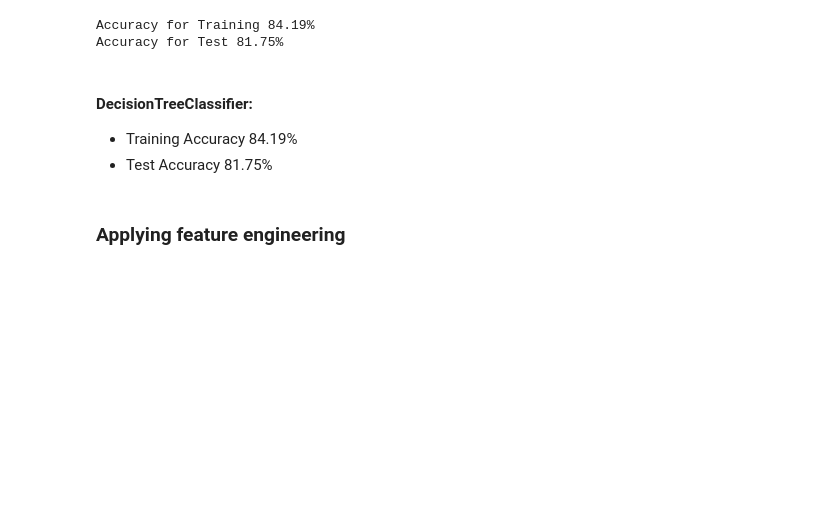
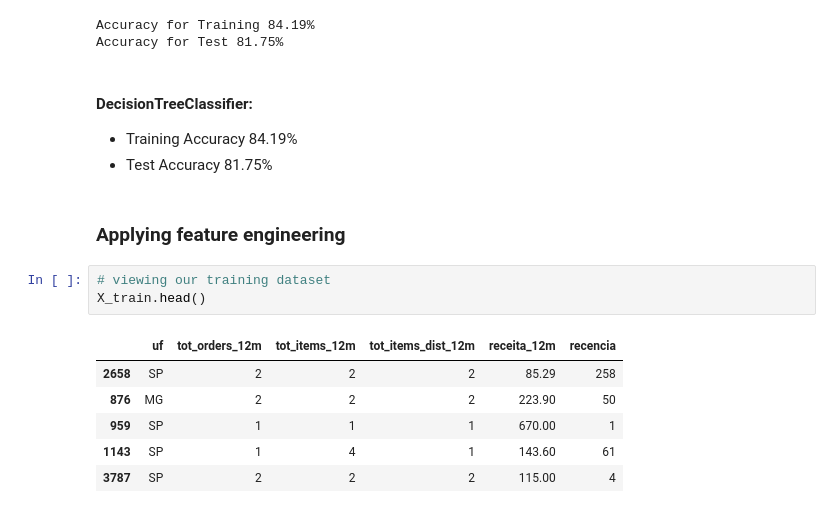
Before and after one commit to DellaCortef/supervised-learning-classification-pipeline, a Jupyter notebook: machine-learning-classification-pipeline.ipynb, the cells around one changed output. Cells and saved outputs as stored; diff of their text form; blank space fills up the shorter version.

```diff
--- a/machine-learning-classification-pipeline.ipynb
+++ b/machine-learning-classification-pipeline.ipynb
@@ -361,3 +364,13 @@ Accuracy for Test 81.75%
 - Test Accuracy 81.75%
 # %% [markdown]
 ### Applying feature engineering
+# %%
+# viewing our training dataset
+X_train.head()
+# %% [output]
+|  | uf | tot_orders_12m | tot_items_12m | tot_items_dist_12m | receita_12m | recencia |
+| 2658 | SP | 2 | 2 | 2 | 85.29 | 258 |
+| 876 | MG | 2 | 2 | 2 | 223.90 | 50 |
+| 959 | SP | 1 | 1 | 1 | 670.00 | 1 |
+| 1143 | SP | 1 | 4 | 1 | 143.60 | 61 |
+| 3787 | SP | 2 | 2 | 2 | 115.00 | 4 |
```
Also changed, not shown: parts of 5 cells of this notebook.
